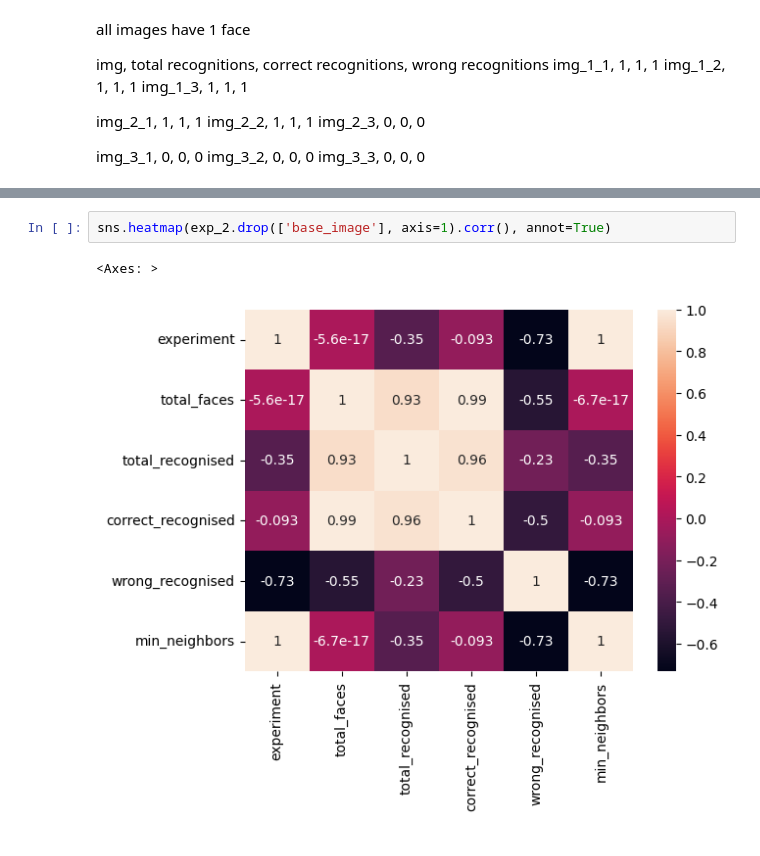
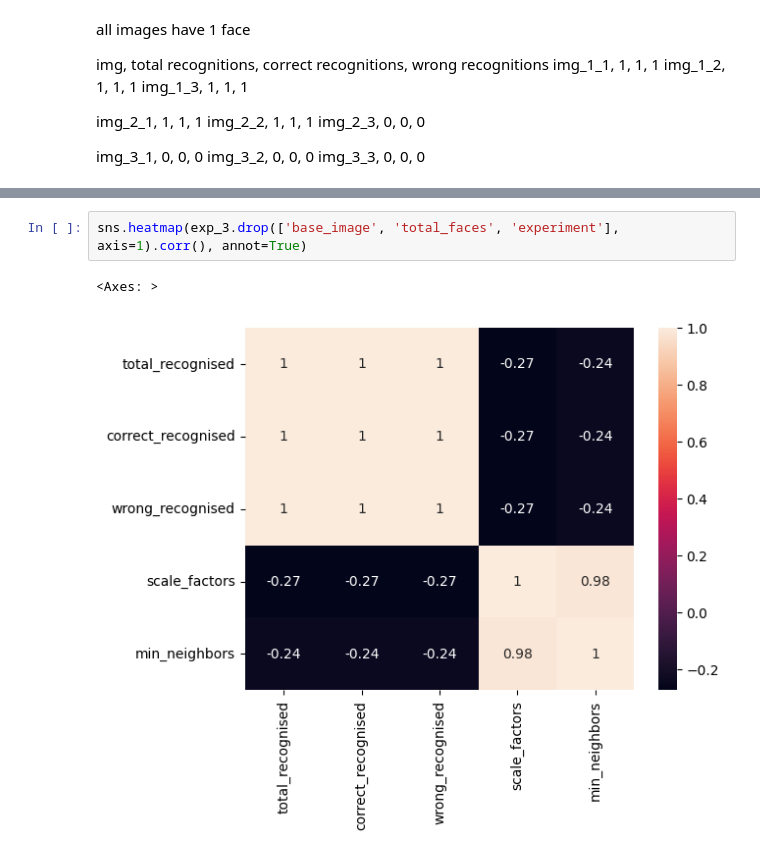
Before and after one commit to WellKnownDedication/video-and-image-proccessing, a Jupyter notebook: src/Haar Clasifier/Haar Cascade Clasifier.ipynb, the cells around one changed output, grey strips where cells are left out. Drawn from its saved outputs; the diff is of its cells as text.

```diff
--- a/src/Haar Clasifier/Haar Cascade Clasifier.ipynb
+++ b/src/Haar Clasifier/Haar Cascade Clasifier.ipynb
@@ -385,7 +385,7 @@ None
 | 7 | img_3 | 2 | 1 | 0 | 0 | 0 | ... |
 | 8 | img_3 | 3 | 1 | 0 | 0 | 0 | ... |
 # %%
-sns.heatmap(exp_2.drop(['base_image'], axis=1).corr(), annot=True)
+sns.heatmap(exp_3.drop(['base_image', 'total_faces', 'experiment'], axis=1).corr(), annot=True)
 # %% [output]
 <Axes: >
-[figure, old version]
+[figure, new version]
```
Also changed, not shown: 3 other files.
